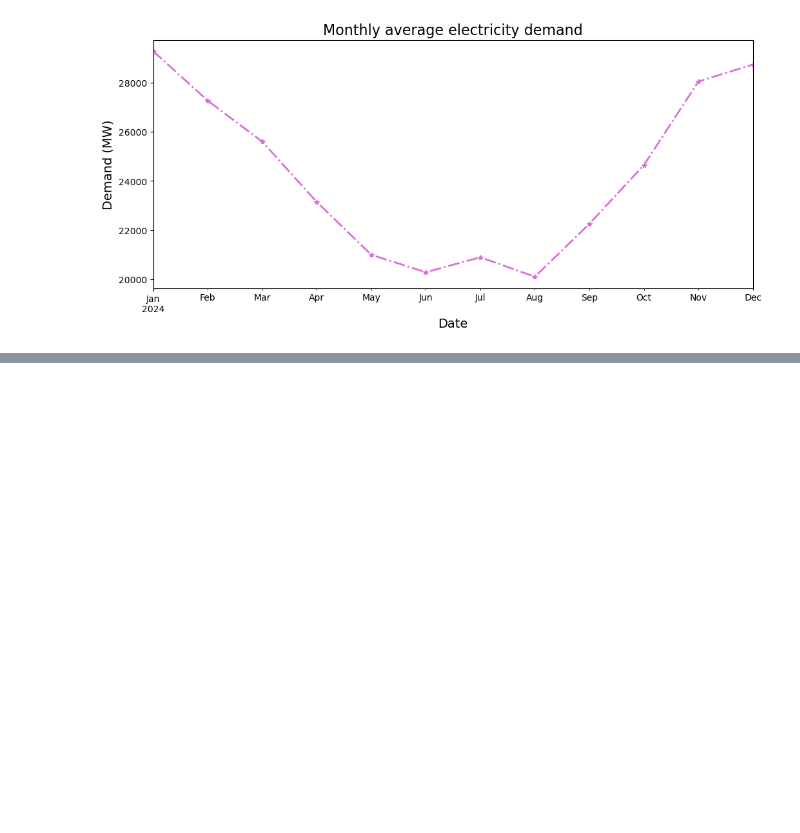
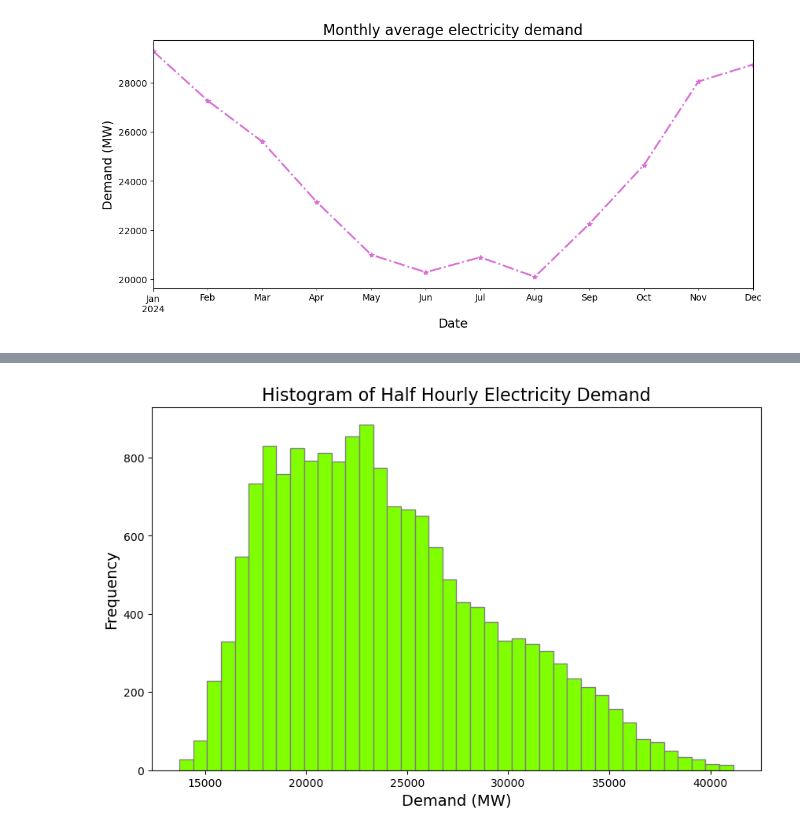
Before and after one commit to GichukiEdwin/Python_Data, a Jupyter notebook: notebooks/demand.ipynb, the cells around one changed output, grey strips where cells are left out. Saved outputs shown, nothing was run; the diff lists cells and outputs as text; code cells hidden in the pictures; blank space fills up the shorter version.

```diff
--- a/notebooks/demand.ipynb
+++ b/notebooks/demand.ipynb
@@ -118,0 +146,8 @@ plt.show()
+# %%
+df1['demand'].plot(kind='hist', bins=40, figsize=(10,6), color='chartreuse', edgecolor='gray', linewidth=1)
+plt.title('Histogram of Half Hourly Electricity Demand', fontsize=16)
+plt.xlabel('Demand (MW)', fontsize=14)
+plt.ylabel('Frequency', fontsize=14)
+plt.show()
+# %% [output]
+[figure, added]
```
Also changed, not shown: parts of 5 cells of this notebook, 2 other files.
